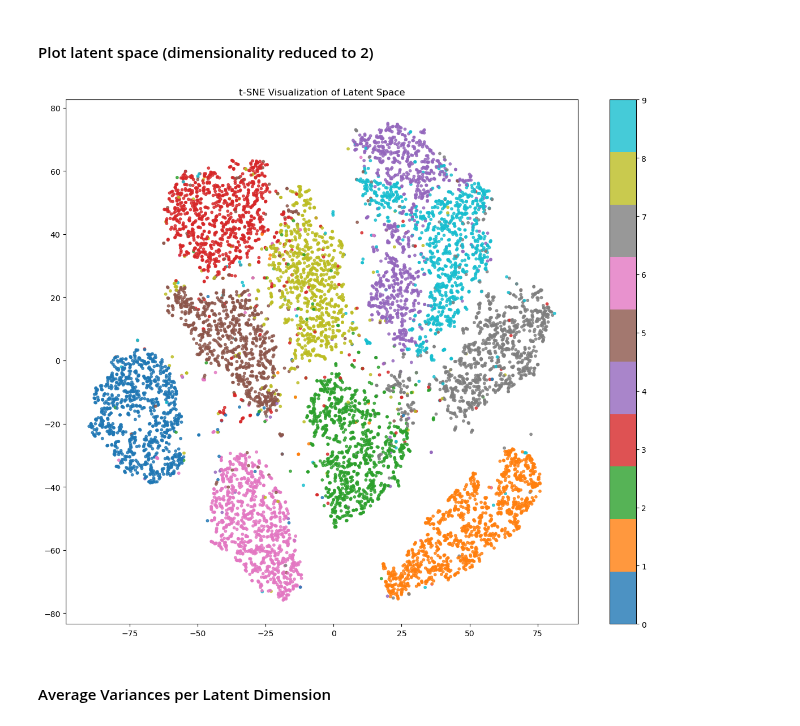
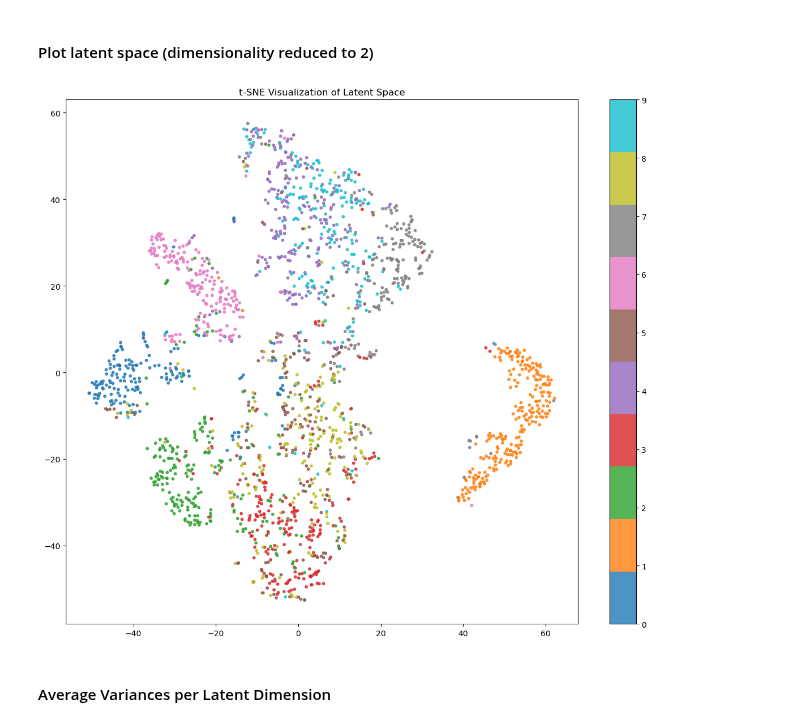
Before and after one commit to MartinRajniak/hands-on-ml-exercises, a Jupyter notebook: 17_autoencoders_gans_and_diffusion_models/11_variational_autoencoder_basic.ipynb, the cells around one changed output. Drawn from its saved outputs; the diff is of its cells as text; code cells hidden in the pictures.

Commit message:
Change FC B-VAE to Conv B-VAE

```diff
--- a/17_autoencoders_gans_and_diffusion_models/11_variational_autoencoder_basic.ipynb
+++ b/17_autoencoders_gans_and_diffusion_models/11_variational_autoencoder_basic.ipynb
@@ -83,7 +90,24 @@ logs["LEARNING_RATE"] = LEARNING_RATE
 logs["OPTIMIZER"] = OPTIMIZER.name
 # %% [markdown]
 ## Prepare dataset
+# %%
+def preprocess(array):
+    """Normalize and reshape images."""
+    array = array.astype("float32") / 255.0
+    array = np.reshape(array, (len(array), IMG_HEIGHT, IMG_WIDTH, IMG_CHANNELS))
+    return array
+
+def deprocess(array):
+    """Denormalize images."""
+    array = np.reshape(array, (len(array), IMG_HEIGHT, IMG_WIDTH))
+    array = array * 255.0
+    array = array.astype("uint8")
+    return array
 # %%
 (x_train, y_train), (x_test, y_test) = datasets.mnist.load_data()
-x_train = x_train.astype("float32") / 255
-x_test = x_test.astype("float32") / 255
+
+x_train = preprocess(x_train)
+x_test = preprocess(x_test)
+
+print(f"x_train shape: {x_train.shape}")
+print(f"x_test shape: {x_test.shape}")
@@ -118,14 +145,18 @@ class Sampling(layers.Layer):
 # %% [markdown]
 ### Encoder
 # %%
-inputs = layers.Input(shape=(28, 28))
-Z = layers.Flatten()(inputs)
-Z = layers.Dense(150, activation="relu")(Z)
-Z = layers.Dense(100, activation="relu")(Z)
-codings_mean = layers.Dense(LATENT_DIM)(Z)  # μ
-codings_log_var = layers.Dense(LATENT_DIM)(Z)  # γ
+encoder_inputs = Input(shape=INPUT_SHAPE, name="encoder_input")
+Z = layers.Conv2D(32, 3, activation="relu", strides=2, padding="same")(encoder_inputs)
+Z = layers.Conv2D(64, 3, activation="relu", strides=2, padding="same")(Z)
+Z = layers.Flatten()(Z)
+# Intermediate dense layer
+Z = layers.Dense(16, activation="relu")(Z)
+# Latent space parameters
+codings_mean = layers.Dense(LATENT_DIM, name="z_mean")(Z)
+codings_log_var = layers.Dense(LATENT_DIM, name="z_log_var")(Z)
 codings = Sampling()([codings_mean, codings_log_var])
+# Instantiate Encoder model (useful separately)
 variational_encoder = Model(
-    inputs=inputs, outputs=[codings_mean, codings_log_var, codings])
+    inputs=encoder_inputs, outputs=[codings_mean, codings_log_var, codings], name="encoder")
 # %% [markdown]
 ### Decoder
@@ -516,27 +561,29 @@ Gini coefficient for class distribution of generated images: 0.146
 # %% [markdown]
 #### Plot latent space (dimensionality reduced to 2)
 # %%
-samples = x_test
-labels = y_test
+n_samples = 2000
+
+samples = x_test[:n_samples]
+labels = y_test[:n_samples]
 
 # Encode to latent space
 codings_mean, codings_log_var, codings = variational_encoder(samples)
 
 # Dimensionality reduction with t-SNE
 tsne = TSNE(n_components=2, perplexity=30, learning_rate=200)
 z_tsne = tsne.fit_transform(codings_mean)
 
 # Plot
 plt.figure(figsize=(12, 10))
 scatter = plt.scatter(z_tsne[:, 0], z_tsne[:, 1], c=labels,
             cmap='tab10', s=10, alpha=0.8)
 plt.colorbar(scatter, ticks=range(10))
 plt.title("t-SNE Visualization of Latent Space")
 plt.tight_layout()
 plt.savefig(os.path.join(current_logs_path, "latent_space.png"))
 plt.show()
 # %% [output]
-[figure, old version]
+[figure, new version]
 # %% [markdown]
 #### Average Variances per Latent Dimension
 # %%
```
Also changed, not shown: parts of 28 cells of this notebook.
